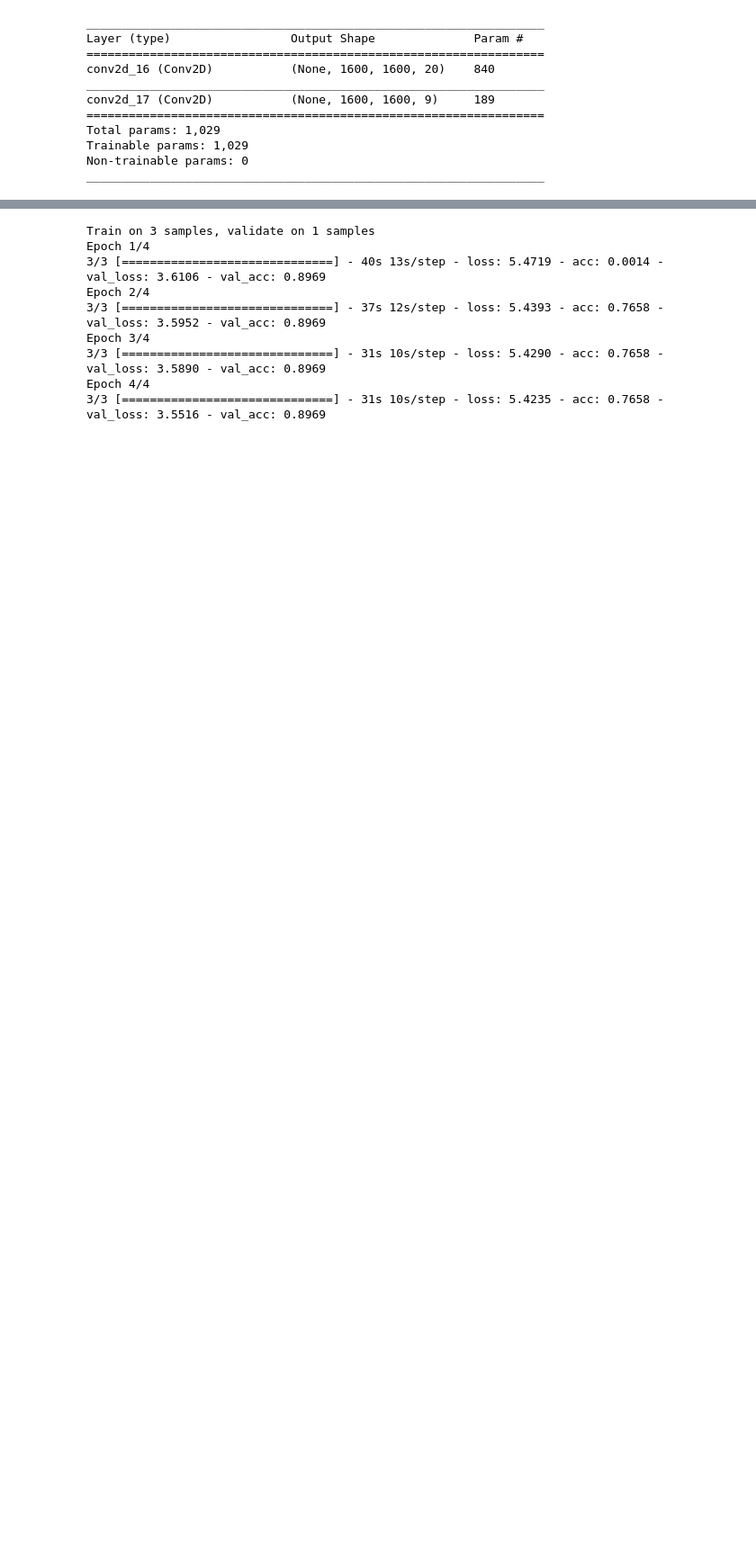
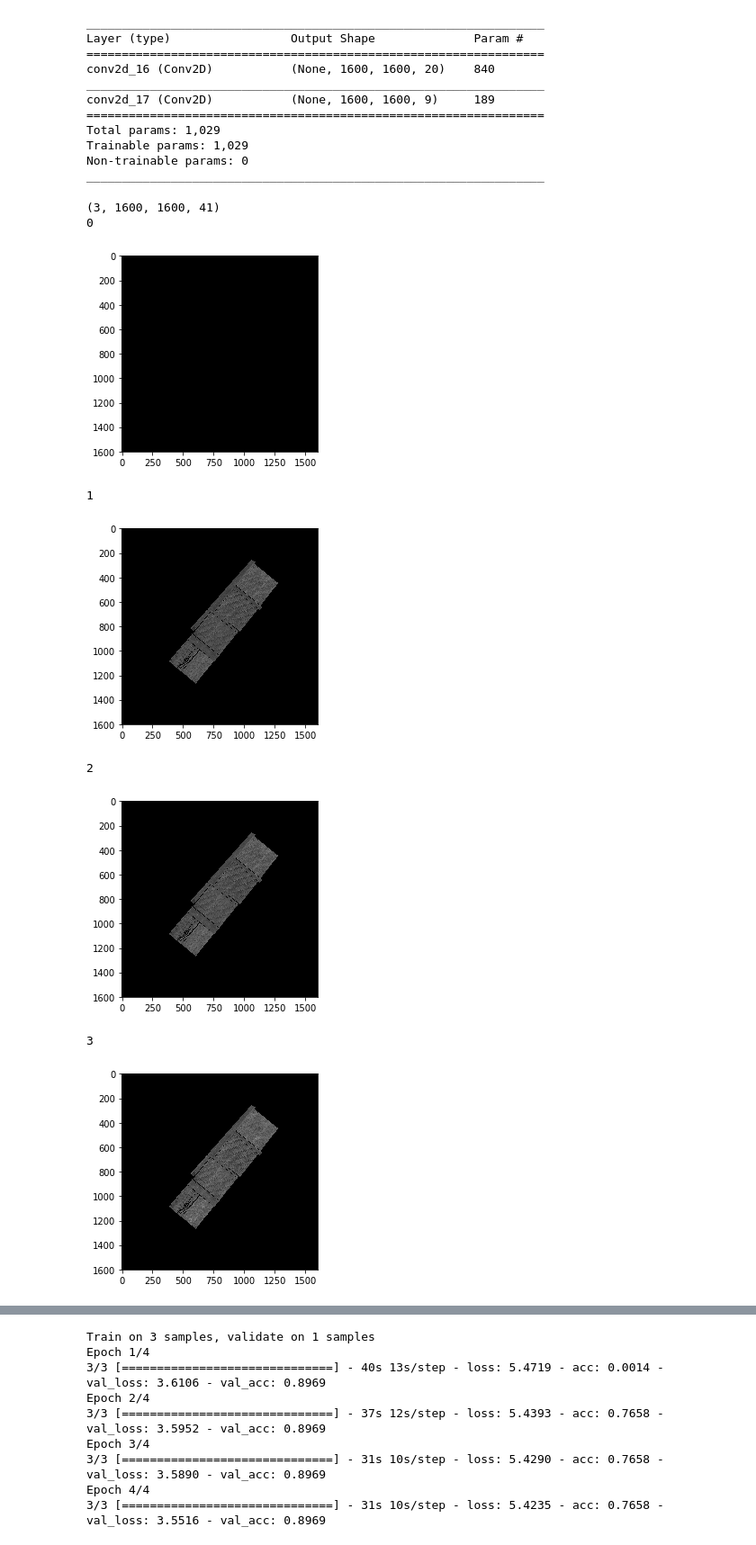
Before and after one commit to javeith/SP-flourish, a Jupyter notebook: Python/fullyConvolutionalNetwork.ipynb, the cells around one changed output, grey strips where cells are left out. Shown at 90% size. Cells and saved outputs as stored; diff of their text form; code cells hidden in the pictures; blank space fills up the shorter version.

```diff
--- a/Python/fullyConvolutionalNetwork.ipynb
+++ b/Python/fullyConvolutionalNetwork.ipynb
@@ -235,3 +247,18 @@ _________________________________________________________________
 # Load the training data and labels
 trainData,trainLabels = readSet(trainPaths)
 validationData,validationLabels = readSet(validationPaths)
+# %%
+print(trainData.shape)
+for i in range(0,41):
+    print(i)
+    plotImage(trainData[0,:,:,i])
+# %% [output]
+(3, 1600, 1600, 41)
+0
+[figure, added]
+1
+[figure, added]
+2
+[figure, added]
+3
+[figure, added]
```
Also changed, not shown: parts of 4 cells of this notebook, 5 other files.
